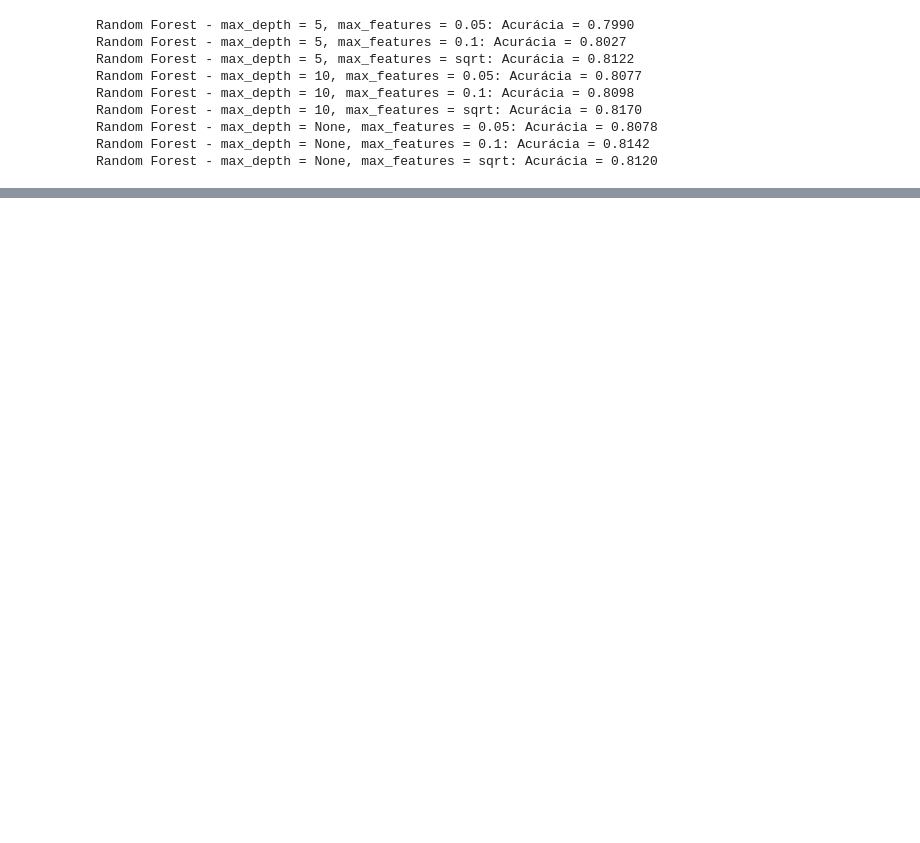
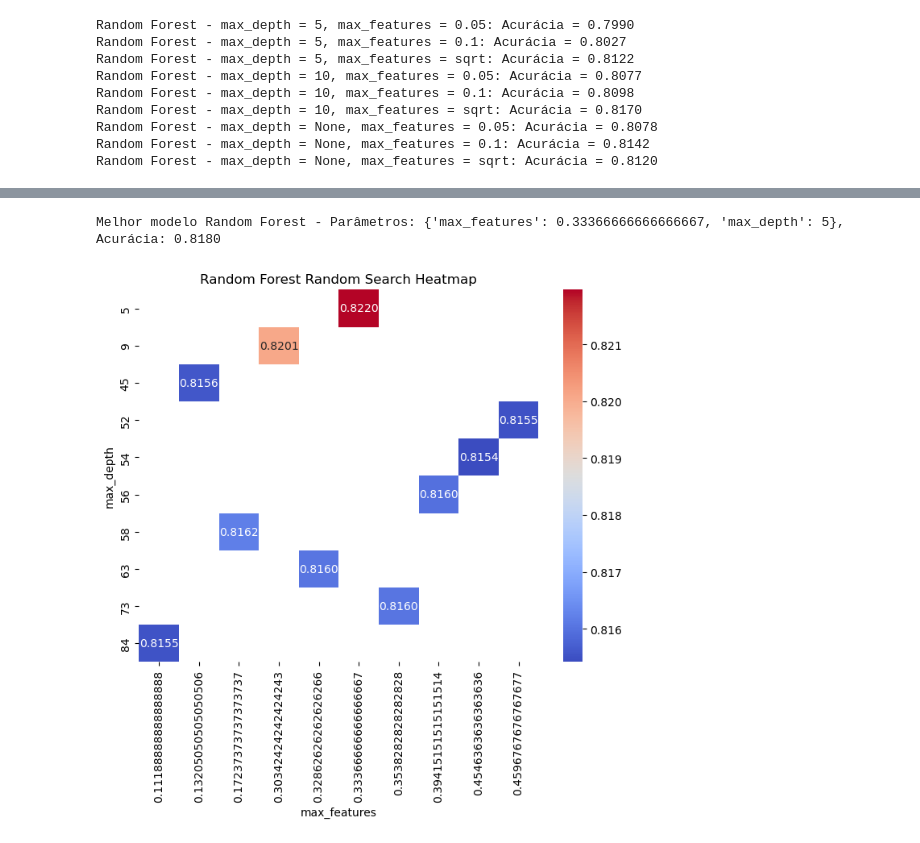
Before and after one commit to jorgelpiva/otmizacaoHiperParamentros, a Jupyter notebook: hiperparametros.ipynb, the cells around one changed output, grey strips where cells are left out. Saved outputs shown, nothing was run; the diff lists cells and outputs as text; code cells hidden in the pictures; blank space fills up the shorter version.

```diff
--- a/hiperparametros.ipynb
+++ b/hiperparametros.ipynb
@@ -111,0 +153,24 @@ plt.show()
+# %%
+# Definir o espaço de busca para Random Search
+max_depth_list = np.arange(1, 101)  # Profundidade de 1 a 100
+max_features = np.linspace(0.001, 0.5, 100)  # Proporção de features utilizadas
+parameter_grid = {
+    'max_depth': max_depth_list,
+    'max_features': max_features
+}
+number_iterations = 10  # Número de combinações testadas
+# %%
+# Criar o modelo Random Forest
+rf = RandomForestClassifier(random_state=42)
+# %%
+# Configurar o RandomizedSearchCV
+random_search = RandomizedSearchCV(
+    estimator=rf,
+    param_distributions=parameter_grid,
+    scoring='accuracy',
+    n_iter=number_iterations,
+    return_train_score=True,
+    random_state=42,
+    n_jobs=-1
+)
+random_search.fit(X_train, Y_train)
@@ -111,0 +198,20 @@ plt.show()
+# %%
+# Avaliar no conjunto de teste
+y_pred = best_model.predict(X_test)
+accuracy = accuracy_score(Y_test, y_pred)
+print(f"Melhor modelo Random Forest - Parâmetros: {best_params}, Acurácia: {accuracy:.4f}")
+# %% [output]
+Melhor modelo Random Forest - Parâmetros: {'max_features': 0.33366666666666667, 'max_depth': 5}, Acurácia: 0.8180
+# %%
+# Criar heatmap para os resultados do Random Search
+results_df = pd.DataFrame(random_search.cv_results_)
+heatmap_data = results_df.pivot(index='param_max_depth', columns='param_max_features', values='mean_test_score')
+
+plt.figure(figsize=(8, 6))
+sns.heatmap(heatmap_data, annot=True, cmap="coolwarm", fmt=".4f")
+plt.title("Random Forest Random Search Heatmap")
+plt.xlabel("max_features")
+plt.ylabel("max_depth")
+plt.show()
+# %% [output]
+[figure, added]
```
Also changed, not shown: parts of 11 cells of this notebook, 1 other file.
